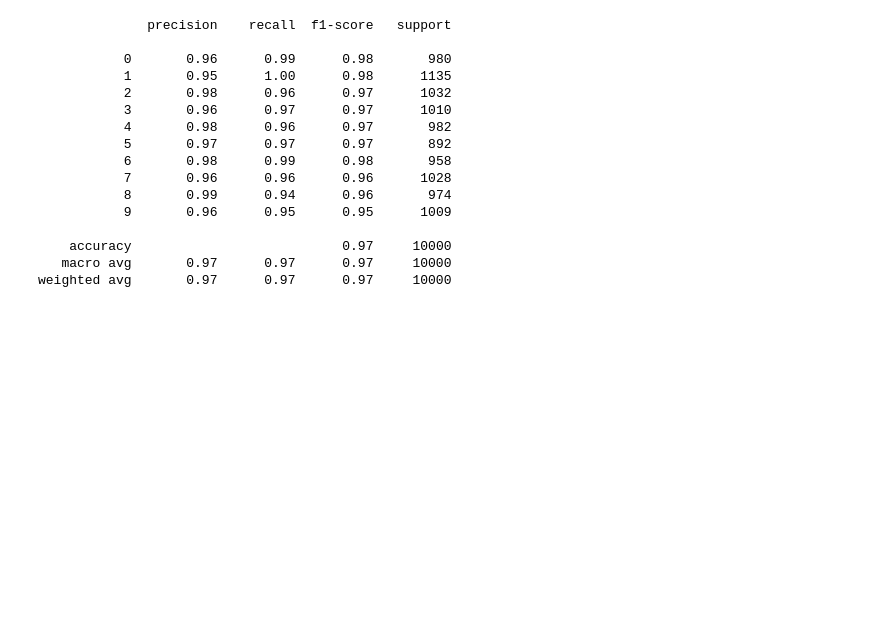
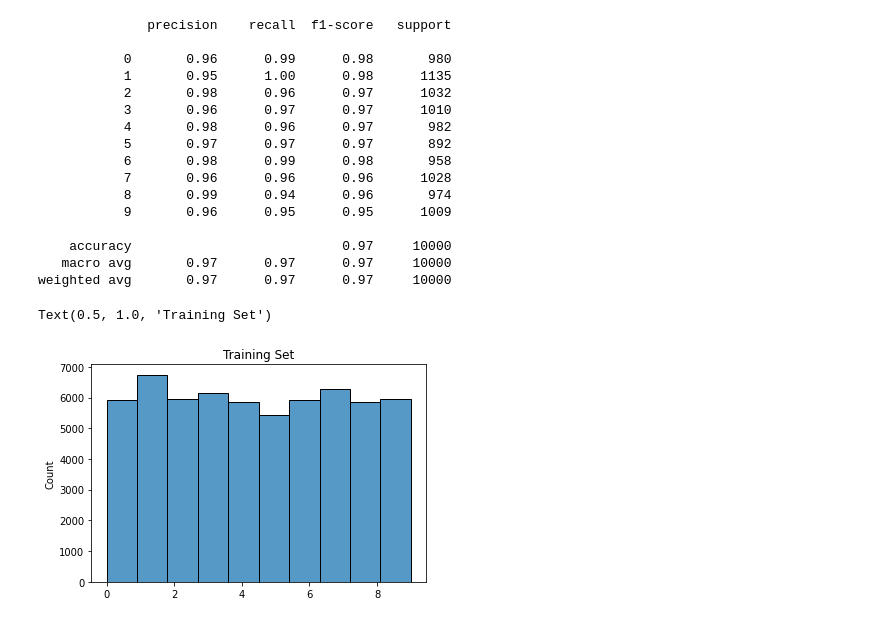
Before and after one commit to karolcieply/Mathematical-Equation-Solver, a Jupyter notebook: solver/model/modelStats.ipynb, the cells around one changed output. Drawn from its saved outputs; the diff is of its cells as text; code cells hidden in the pictures; blank space fills up the shorter version.

```diff
--- a/solver/model/modelStats.ipynb
+++ b/solver/model/modelStats.ipynb
@@ -38,3 +42,9 @@ print(metrics.classification_report(y_test, sm.predict(X_test)))
     accuracy                           0.97     10000
    macro avg       0.97      0.97      0.97     10000
 weighted avg       0.97      0.97      0.97     10000
+# %%
+sns.histplot(y_train, bins=10)
+plt.title("Training Set")
+# %% [output]
+Text(0.5, 1.0, 'Training Set')
+[figure, added]
```
Also changed, not shown: parts of 6 cells of this notebook, 2 other files.
